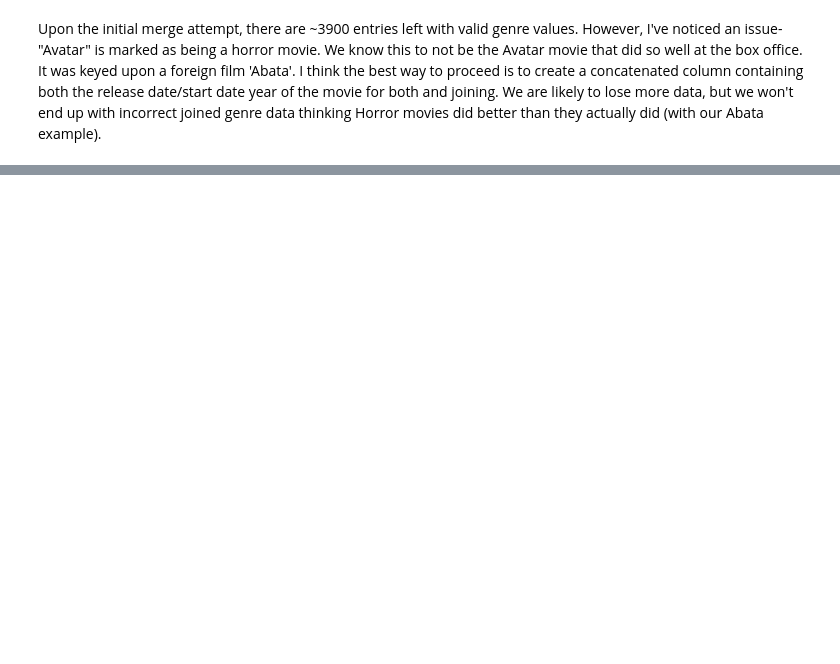
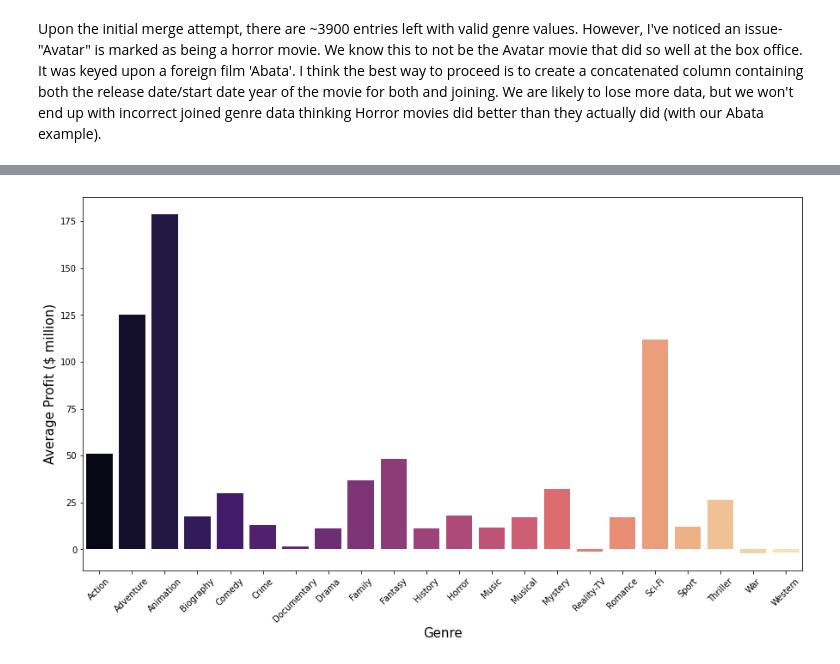
Before and after one commit to ewehmueller/movie-analysis, a Jupyter notebook: movie-analysis.ipynb, the cells around one changed output, grey strips where cells are left out. Saved outputs shown, nothing was run; the diff lists cells and outputs as text; code cells hidden in the pictures; blank space fills up the shorter version.

```diff
--- a/movie-analysis.ipynb
+++ b/movie-analysis.ipynb
@@ -611,0 +721,9 @@ Upon the initial merge attempt, there are ~3900 entries left with valid genre va
+# %%
+fig, ax = plt.subplots(figsize=(15, 8))
+ax = sns.barplot(x= unique_genre_names, y=genre_medians, palette="magma")
+
+plt.xticks(rotation=45)
+ax.set_xlabel("Genre", fontsize=15)
+ax.set_ylabel("Average Profit ($ million)", fontsize=15);
+# %% [output]
+[figure, added]
```
Also changed, not shown: parts of 19 cells of this notebook.
